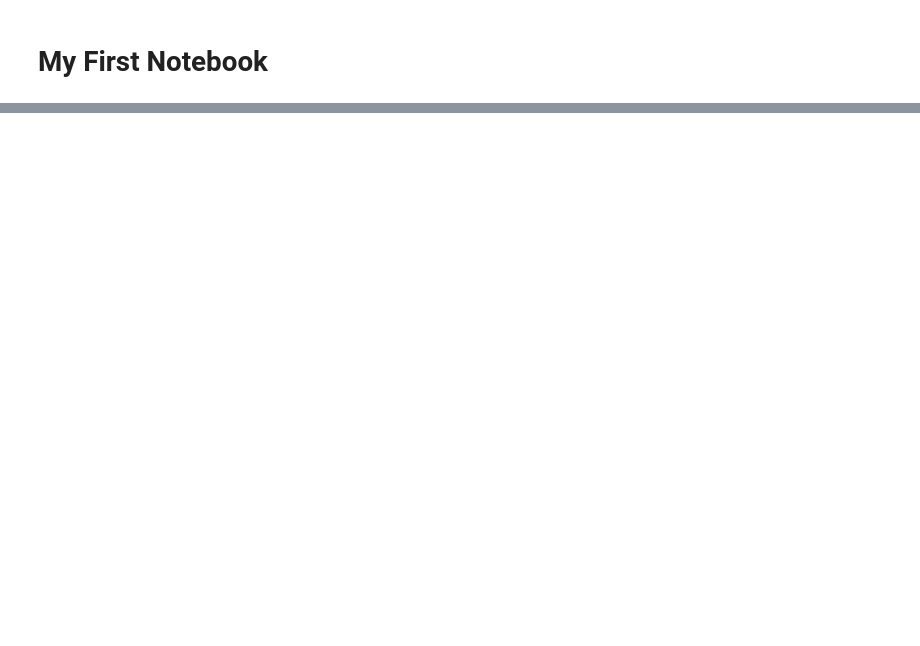
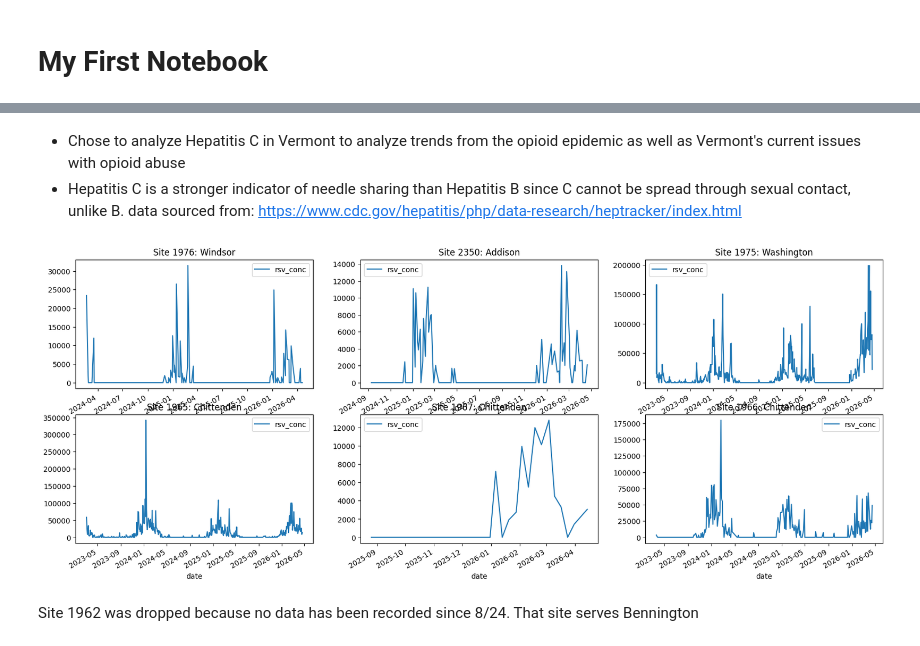
Before and after one commit to jacob-pancoast17/epi-analysis, a Jupyter notebook: epidemiology.ipynb, the cells around one changed output, grey strips where cells are left out. Drawn from its saved outputs; the diff is of its cells as text; code cells hidden in the pictures; blank space fills up the shorter version.

Commit message:
Add RSV data set and clean it to reduce the number of rows for further processing in R

```diff
--- a/epidemiology.ipynb
+++ b/epidemiology.ipynb
@@ -31,0 +3,73 @@ print(vermont_data_cleaned)
+# %% [markdown]
+- Chose to analyze Hepatitis C in Vermont to analyze trends from the opioid epidemic as well as Vermont's current issues with opioid abuse
+- Hepatitis C is a stronger indicator of needle sharing than Hepatitis B since C cannot be spread through sexual contact, unlike B.
+data sourced from: https://www.cdc.gov/hepatitis/php/data-research/heptracker/index.html
+# %%
+import matplotlib.pyplot as plt
+import numpy as np
+import pandas as pd
+
+data_cleaned = (
+    # Read in the CSV
+    pd.read_csv("CDC_Wastewater_Data_for_RSV_20260428.csv",
+                usecols = [
+                    "site",
+                    "state_territory",
+                    "counties_served",
+                    "sample_collect_date",
+                    "pcr_target",
+                    "pcr_target_avg_conc"
+                ])
+
+    # Filter
+    .query("state_territory == 'vt' and pcr_target == 'rsv' and site != 1962")
+
+    # We don't need the pcr_target column anymore, since it is all RSV
+    .drop("pcr_target", axis = 1)
+
+    # Rename columns
+    .rename(
+        columns = {
+            "state_territory" : "state",
+            "counties_served" : "county",
+            "sample_collect_date" : "date",
+            "pcr_target_avg_conc" : "rsv_conc"
+        }
+    )
+
+    # Change to a datetime
+    .assign(date = lambda df: pd.to_datetime(df['date']))#.dt.to_period("M"))
+
+    # Change to a numeric
+    .assign(rsv_conc = lambda df: pd.to_numeric(df['rsv_conc'].str.replace(",", ""), errors = 'coerce'))
+
+    # Change to a string
+    .assign(site = lambda df: df['site'].astype(str))
+
+    .set_index('date')
+    )
+
+
+# Group by site
+groups = data_cleaned.groupby('site', sort = False)
+
+# Store figure and axs returned by subplot func
+num_rows = 2
+num_cols = int(len(groups) / num_rows)
+fig, axs = plt.subplots(num_rows, num_cols, figsize = (20, 8), sharey = False)
+
+for i, (name, group) in enumerate(groups):
+
+    row, col = divmod(i, num_cols)
+
+    # Aggregate by date per site
+    group_agg = group.groupby('date')['rsv_conc'].mean()
+
+    # Graph
+    group_agg.plot.line(ax = axs[row][col], legend = True)
+
+    axs[row][col].set_title(f"Site {name}: {group['county'].iloc[0]}")
+# %% [output]
+[figure, added]
+# %% [markdown]
+Site 1962 was dropped because no data has been recorded since 8/24. That site serves Bennington
```
Also changed, not shown: parts of 3 cells of this notebook, 3 other files.
